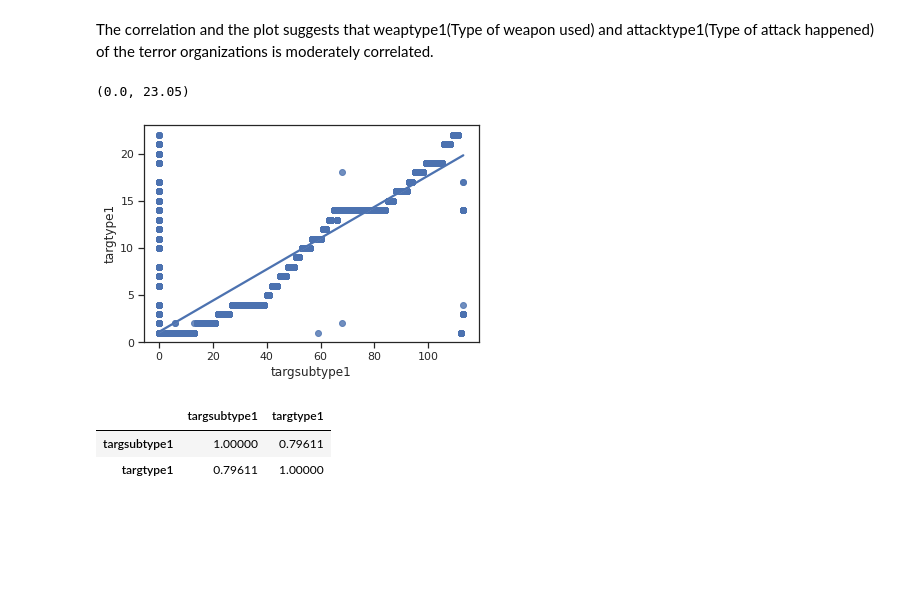
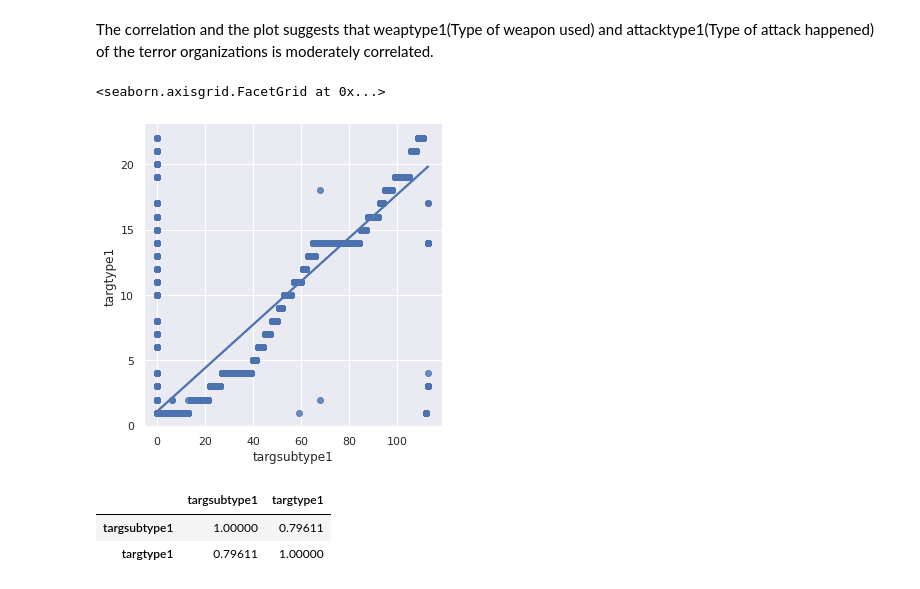
Before and after one commit to GauravBFG10K/Global-Terrorism---EDA, a Jupyter notebook: Global_Terrorism_Analysis_Capstone_Project.ipynb, the cells around one changed output. Saved outputs shown, nothing was run; the diff lists cells and outputs as text; code cells hidden in the pictures; blank space fills up the shorter version.

```diff
--- a/Global_Terrorism_Analysis_Capstone_Project.ipynb
+++ b/Global_Terrorism_Analysis_Capstone_Project.ipynb
@@ -282,11 +278,10 @@ df[["weaptype1","attacktype1"]].corr()
 # %% [markdown]
 The correlation and the plot suggests that weaptype1(Type of weapon used) and attacktype1(Type of attack happened) of the terror organizations is moderately correlated.
 # %%
-sns.regplot(x="targsubtype1", y="targtype1", data=df)
-plt.ylim(0,)
+sns.lmplot(x="targsubtype1", y="targtype1", data=df)
 # %% [output]
-(0.0, 23.05)
+<seaborn.axisgrid.FacetGrid at 0x...>
-[figure, old version]
+[figure, new version]
 # %%
 df[["targsubtype1","targtype1"]].corr()
 # %% [output]
```
Also changed, not shown: parts of 10 cells of this notebook.
